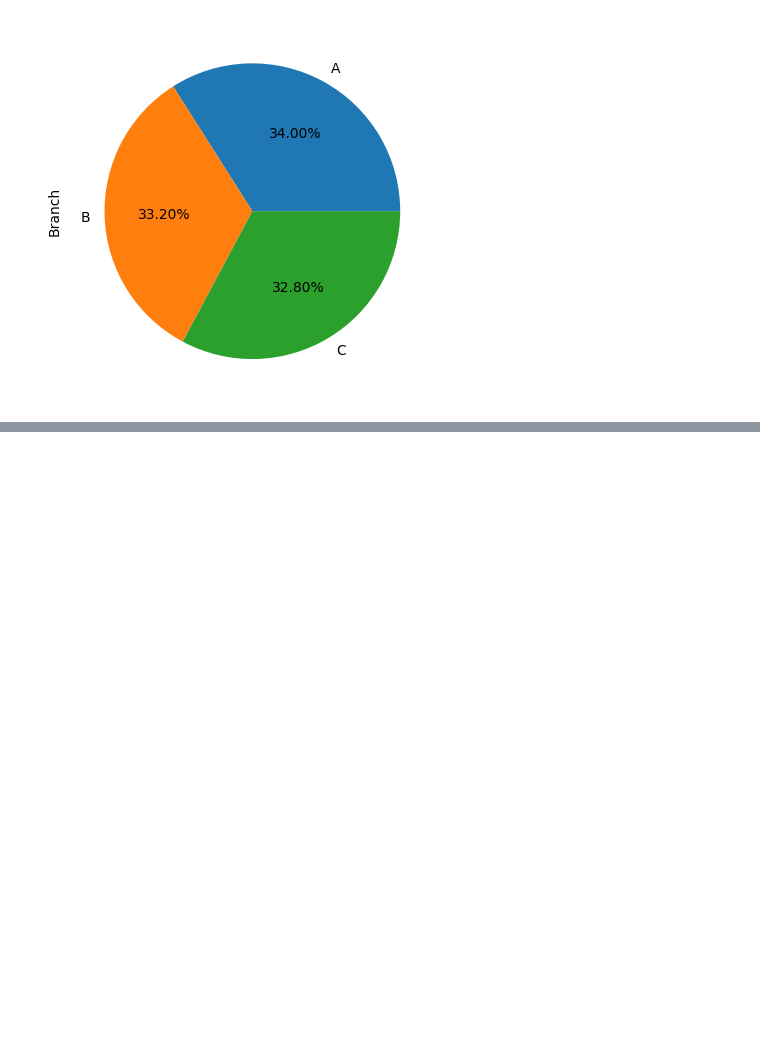
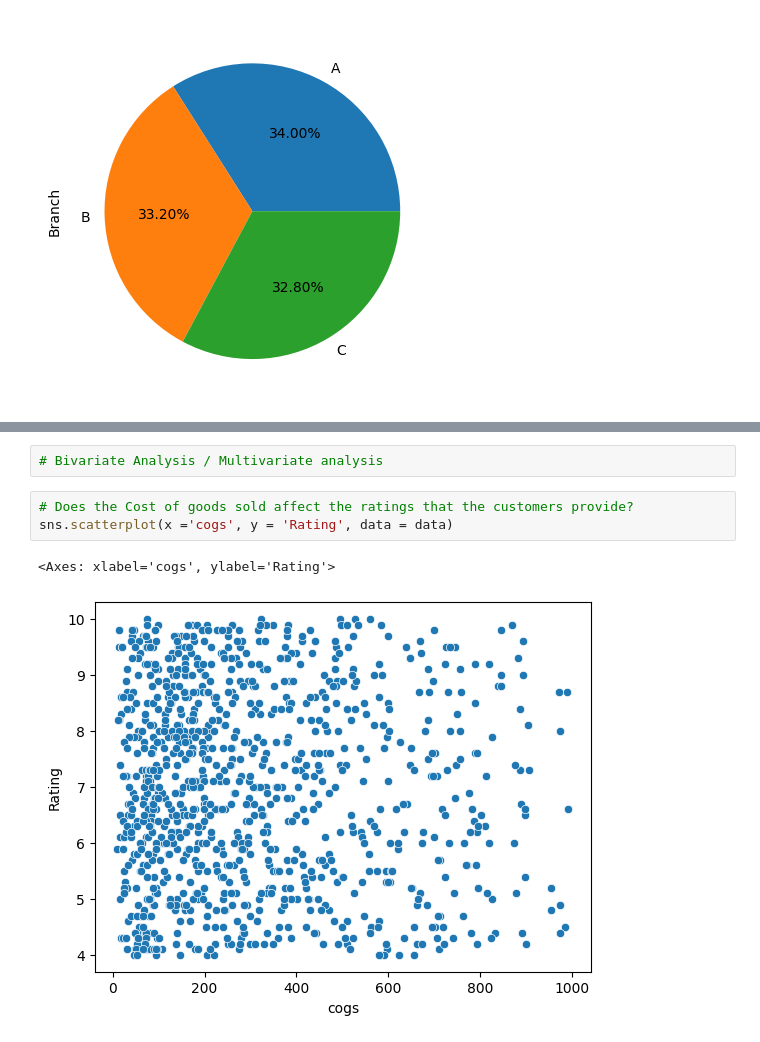
Before and after one commit to Ut-Niv/Pandas-Dataframe, a Jupyter notebook: EDA.ipynb, the cells around one changed output, grey strips where cells are left out. Drawn from its saved outputs; the diff is of its cells as text; blank space fills up the shorter version.

```diff
--- a/EDA.ipynb
+++ b/EDA.ipynb
@@ -169,0 +196,8 @@ data['Branch'].value_counts().plot(kind = 'pie', autopct = '%1.2f%%')
+# %%
+# Bivariate Analysis / Multivariate analysis
+# %%
+# Does the Cost of goods sold affect the ratings that the customers provide?
+sns.scatterplot(x ='cogs', y = 'Rating', data = data)
+# %% [output]
+<Axes: xlabel='cogs', ylabel='Rating'>
+[figure, added]
```
Also changed, not shown: parts of 10 cells of this notebook.
